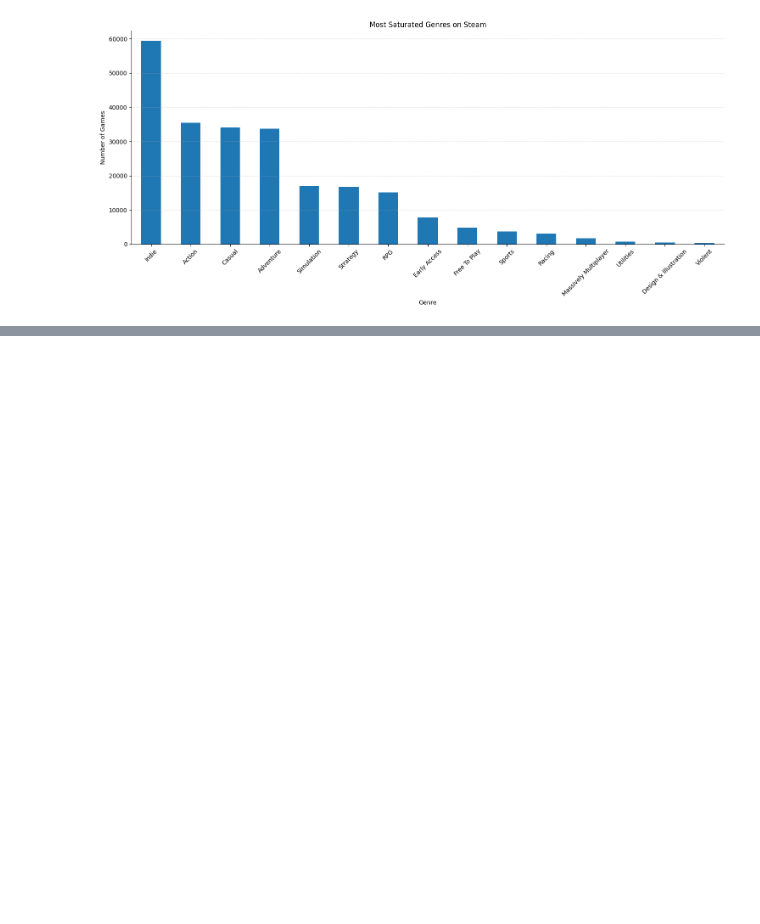
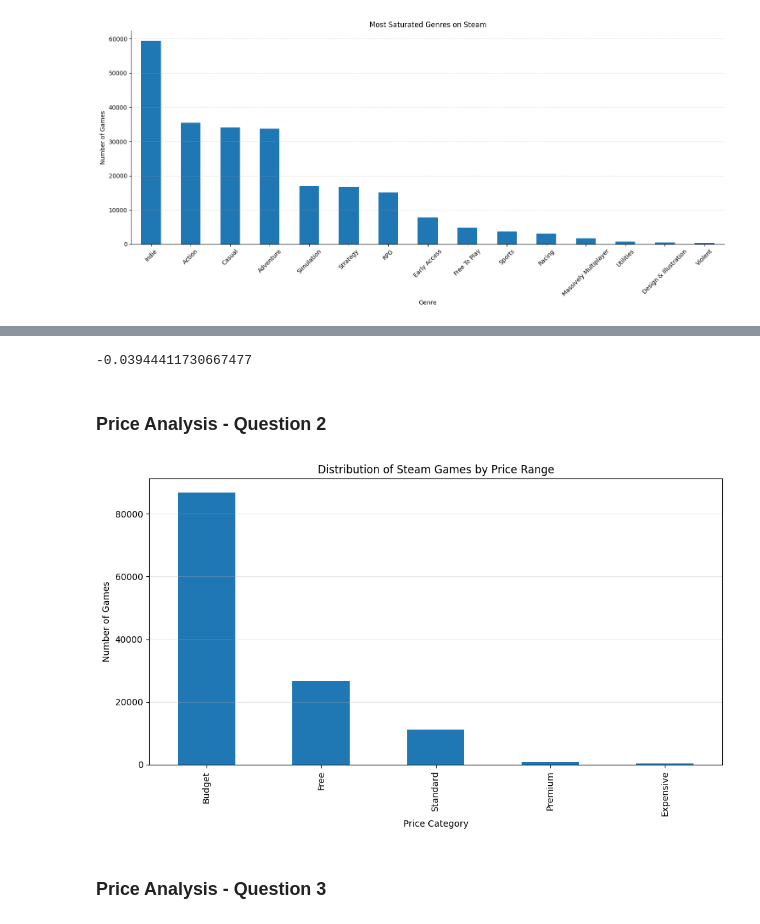
Before and after one commit to molikpunj/Steam-Games-Market-Analysis, a Jupyter notebook: Python/03_Exploratory_Data_Analysis.ipynb, the cells around one changed output, grey strips where cells are left out. Saved outputs shown, nothing was run; the diff lists cells and outputs as text; code cells hidden in the pictures; blank space fills up the shorter version.

```diff
--- a/Python/03_Exploratory_Data_Analysis.ipynb
+++ b/Python/03_Exploratory_Data_Analysis.ipynb
@@ -240,0 +276,42 @@ plt.show()
+# %%
+correlation = price_reviews["Price"].corr(
+    price_reviews["Review Score %"]
+)
+
+print(correlation)
+# %% [output]
+-0.03944411730667477
+# %% [markdown]
+### Price Analysis - Question 2
+# %%
+price_counts = (
+    steam["Price Category"]
+    .value_counts()
+)
+# %%
+fig, ax = plt.subplots(figsize=(10,6))
+
+price_counts.plot(
+    kind="bar",
+    ax=ax
+)
+
+ax.set_title("Distribution of Steam Games by Price Range")
+ax.set_xlabel("Price Category")
+ax.set_ylabel("Number of Games")
+
+ax.grid(axis="y", alpha=0.3)
+
+plt.tight_layout()
+
+fig.savefig(
+    "../Images/Pricing Analysis/price_distribution.png",
+    dpi=300,
+    bbox_inches="tight"
+)
+
+plt.show()
+# %% [output]
+[figure, added]
+# %% [markdown]
+### Price Analysis - Question 3
```
Also changed, not shown: parts of 10 cells of this notebook, 9 other files.
